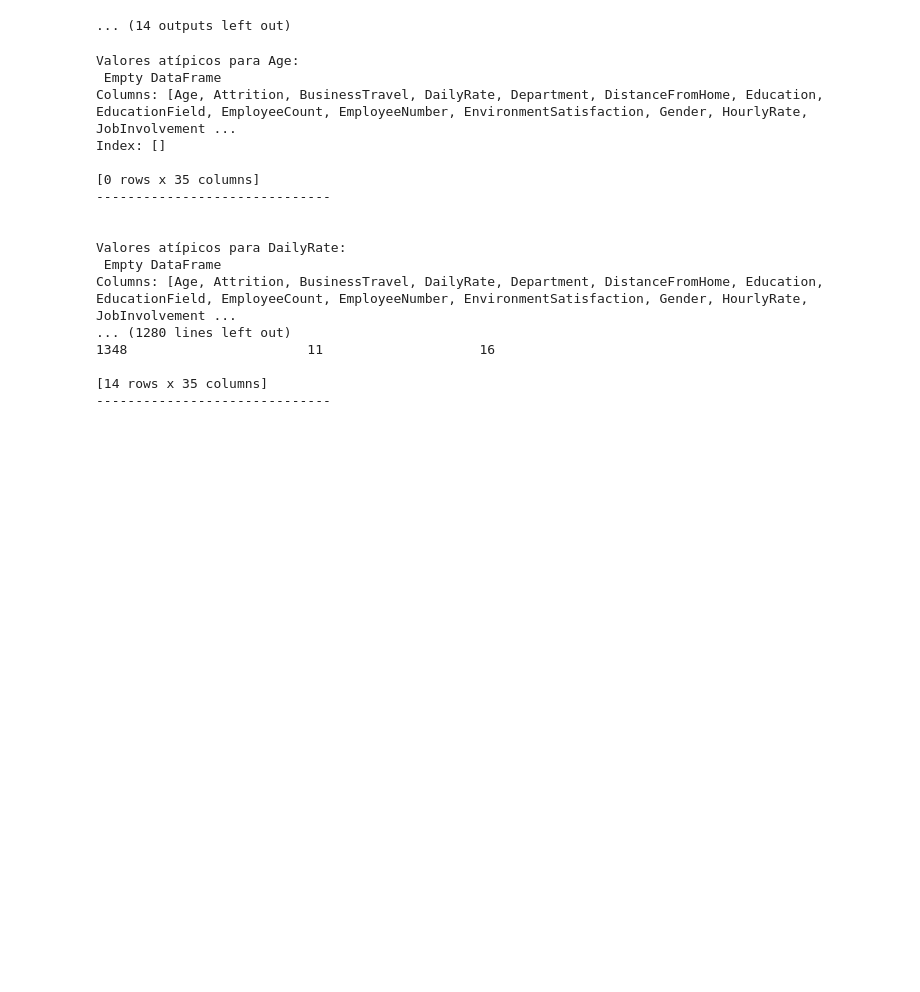
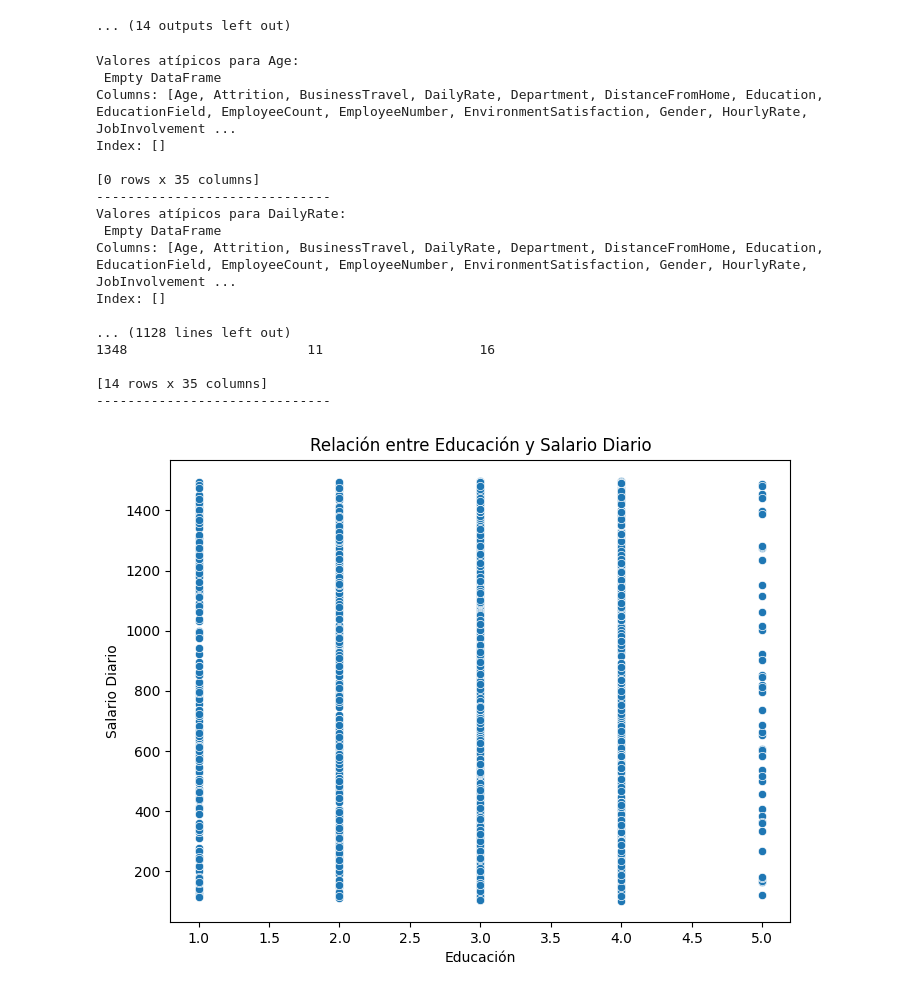
Before and after one commit to glYohanny/evaluacion_1_, a Jupyter notebook: evaluacion.ipynb, the cells around one changed output. Drawn from its saved outputs; the diff is of its cells as text; code cells hidden in the pictures; blank space fills up the shorter version.

```diff
--- a/evaluacion.ipynb
+++ b/evaluacion.ipynb
@@ -140,8 +155,8 @@ for var in numerical_vars:
 [figure]
 ... (14 outputs left out)
 # %%
-for var in numerical_vars:
-  # 5. Identificar valores atípicos usando el método IQR
+for var in analyzable_vars:
+# 5. Identificar valores atípicos usando el método IQR
     Q1 = df[var].quantile(0.25)
     Q3 = df[var].quantile(0.75)
     IQR = Q3 - Q1
@@ -150,7 +165,6 @@ for var in numerical_vars:
     outliers = df[(df[var] < lower_bound) | (df[var] > upper_bound)]
     print(f"Valores atípicos para {var}:\n", outliers)
     print("-" * 30)  # Separador visual entre variables
-    print("\n")
 # %% [output]
 Valores atípicos para Age:
  Empty DataFrame
@@ -159,13 +173,25 @@ Index: []
 
 [0 rows x 35 columns]
 ------------------------------
-
-
 Valores atípicos para DailyRate:
  Empty DataFrame
 Columns: [Age, Attrition, BusinessTravel, DailyRate, Department, DistanceFromHome, Education, EducationField, EmployeeCount, EmployeeNumber, EnvironmentSatisfaction, Gender, HourlyRate, JobInvolvement ...
-... (1280 lines left out)
+Index: []
+
+... (1128 lines left out)
 1348                       11                    16
 
 [14 rows x 35 columns]
 ------------------------------
+# %%
+import matplotlib.pyplot as plt
+import seaborn as sns
+
+plt.figure(figsize=(8, 6))
+sns.scatterplot(x='Education', y='DailyRate', data=df)
+plt.title('Relación entre Educación y Salario Diario')
+plt.xlabel('Educación')
+plt.ylabel('Salario Diario')
+plt.show()
+# %% [output]
+[figure, added]
```
Also changed, not shown: parts of 15 cells of this notebook.
